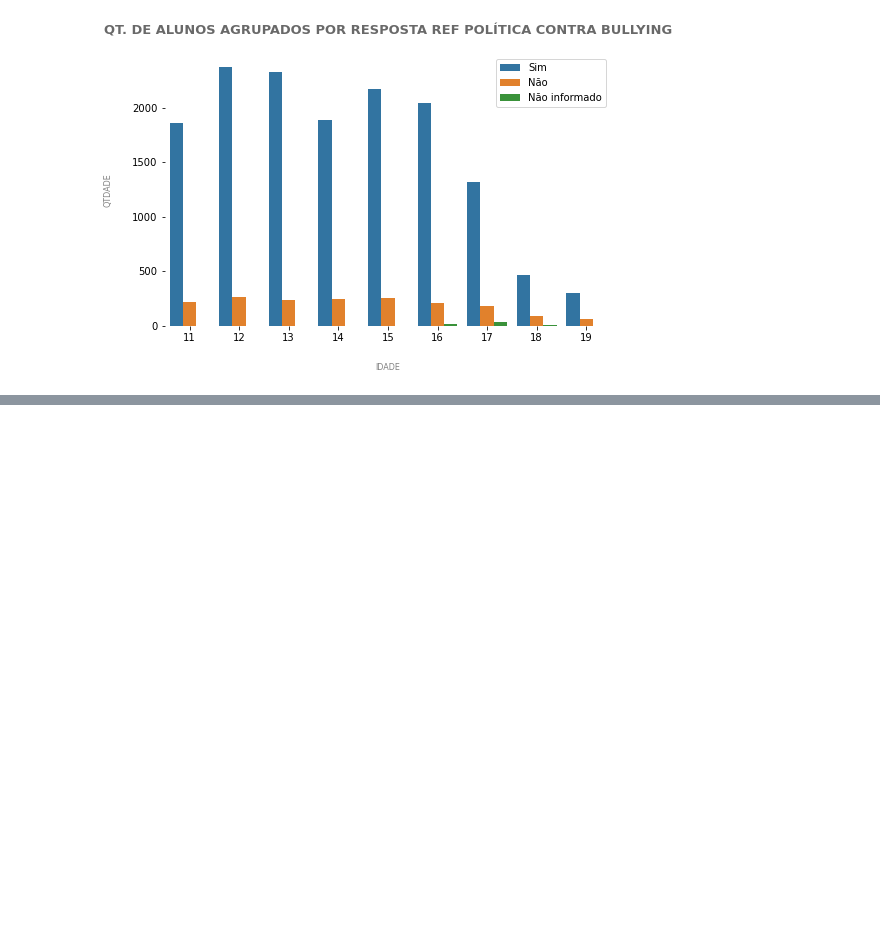
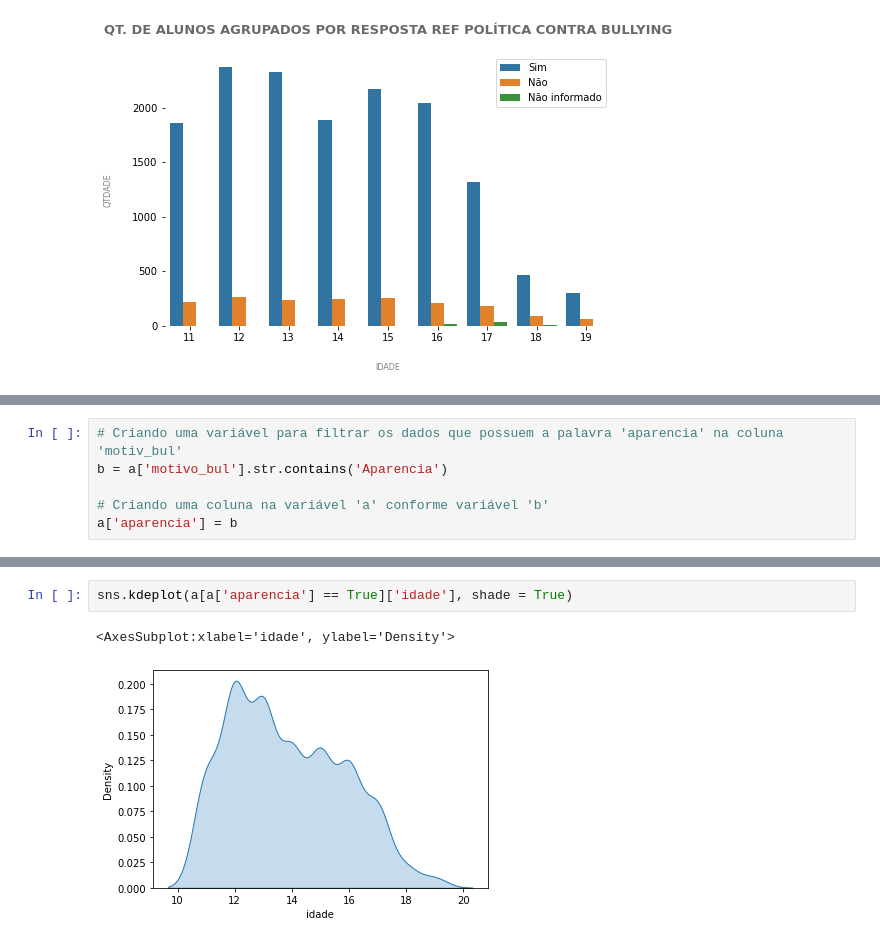
Before and after one commit to daianeklein/bootcamp-Alura, a Jupyter notebook: Desafio-Modulo3.ipynb, the cells around one changed output, grey strips where cells are left out. Cells and saved outputs as stored; diff of their text form; blank space fills up the shorter version.

```diff
--- a/Desafio-Modulo3.ipynb
+++ b/Desafio-Modulo3.ipynb
@@ -176,0 +239,6 @@ Pela análise dos dados, nota-se que a idade está bastante distribuída, logo,
+# %%
+# Criando uma variável para filtrar os dados que possuem a palavra 'aparencia' na coluna 'motiv_bul'
+b = a['motivo_bul'].str.contains('Aparencia')
+
+# Criando uma coluna na variável 'a' conforme variável 'b'
+a['aparencia'] = b
@@ -176,0 +259,5 @@ Pela análise dos dados, nota-se que a idade está bastante distribuída, logo,
+# %%
+sns.kdeplot(a[a['aparencia'] == True]['idade'], shade = True)
+# %% [output]
+<AxesSubplot:xlabel='idade', ylabel='Density'>
+[figure, added]
```
Also changed, not shown: parts of 12 cells of this notebook.
